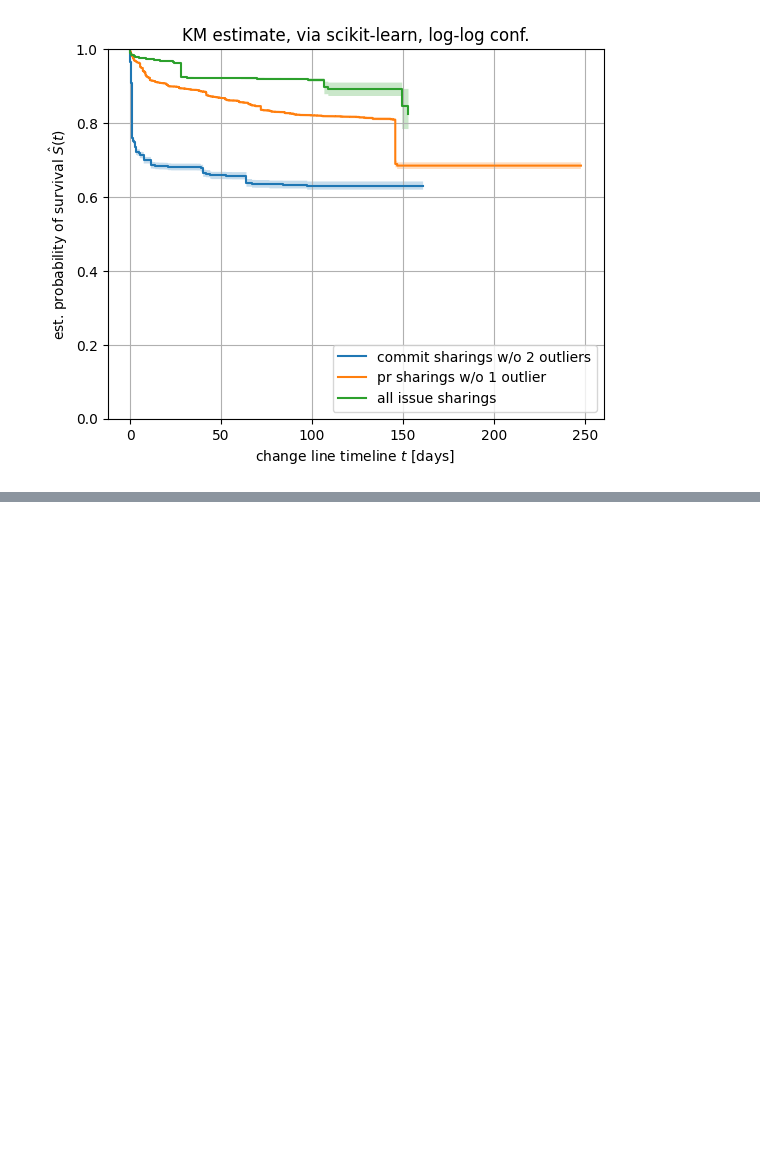
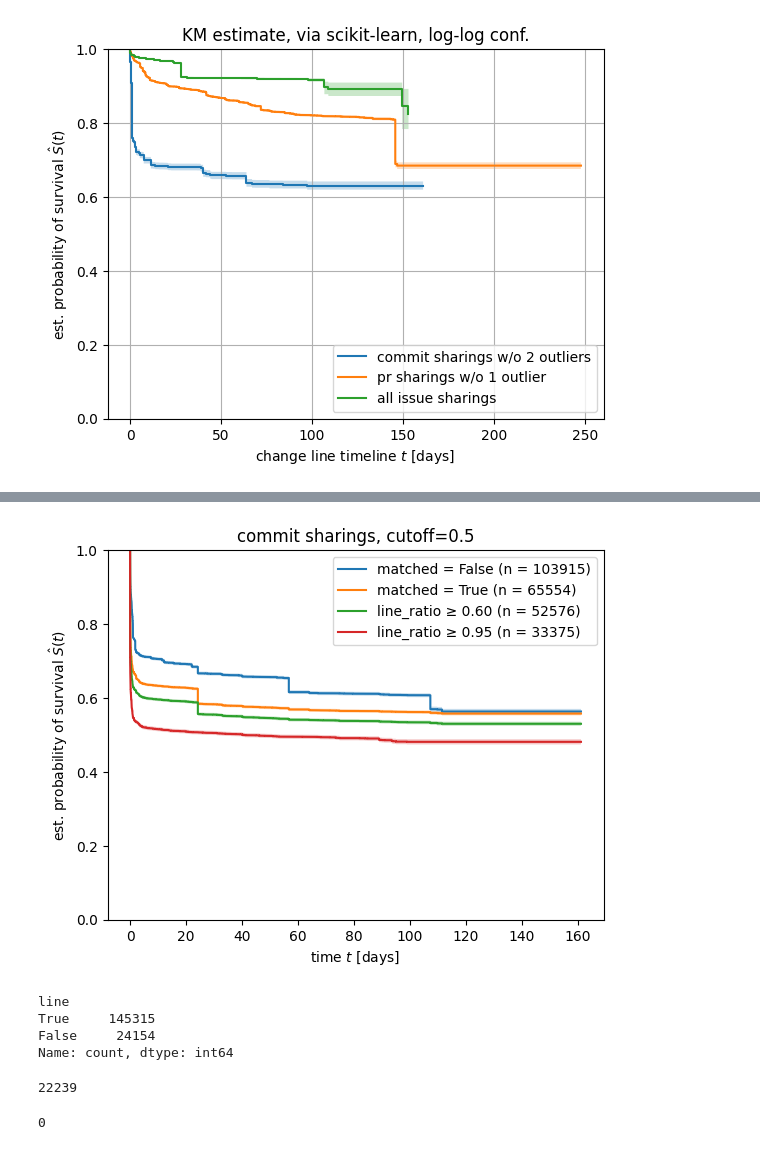
Before and after one commit to ncusi/MSR_Challenge_2024, a Jupyter notebook: notebooks/analyze_changes_survival.ipynb, the cells around one changed output, grey strips where cells are left out. Cells and saved outputs as stored; diff of their text form; code cells hidden in the pictures; blank space fills up the shorter version.

```diff
--- a/notebooks/analyze_changes_survival.ipynb
+++ b/notebooks/analyze_changes_survival.ipynb
@@ -1002,0 +1391,20 @@ plt.show()
+# %%
+plot_lines_survival_matches(df_commit_join, title="commit sharings")
+# %% [output]
+[figure, added]
+# %%
+line_mask = df_commit_join['line'].str.len() > 1
+line_mask.value_counts()
+# %% [output]
+line
+True     145315
+False     24154
+Name: count, dtype: int64
+# %%
+df_commit_join['line'].isna().sum()
+# %% [output]
+22239
+# %%
+df_commit_join[line_mask]['line'].isna().sum()
+# %% [output]
+0
```
Also changed, not shown: parts of 38 cells of this notebook.
